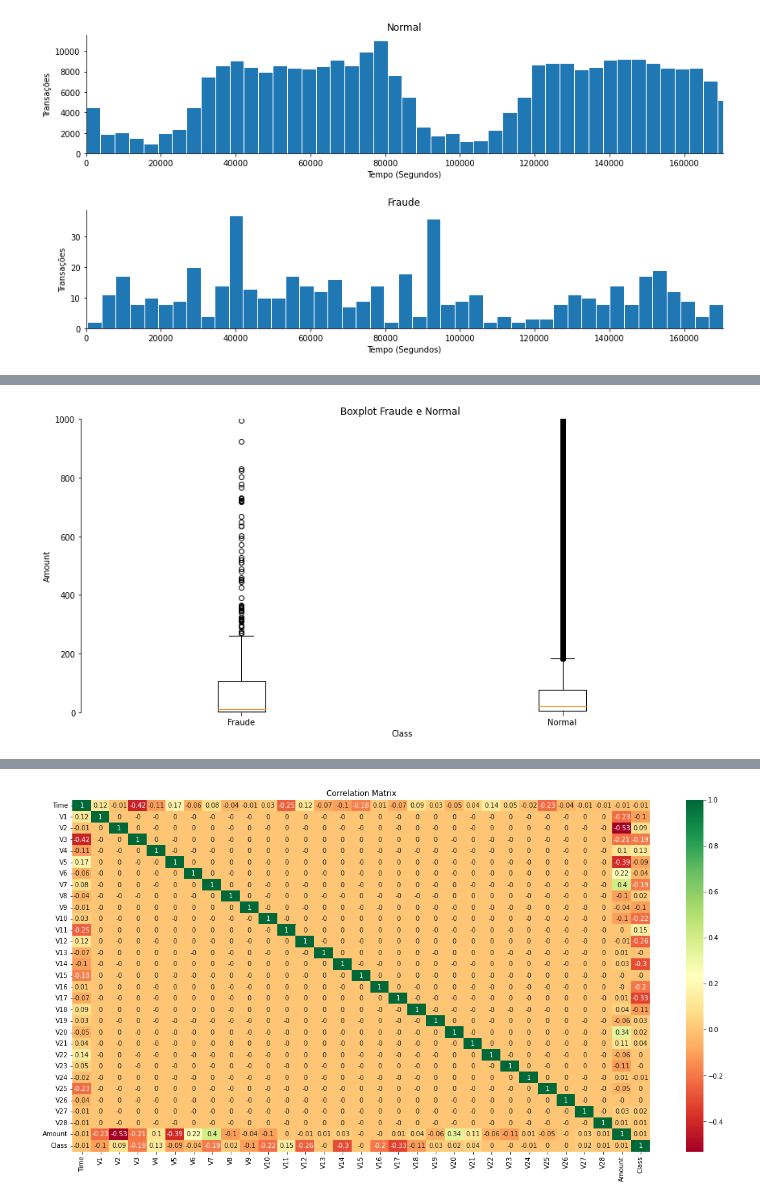
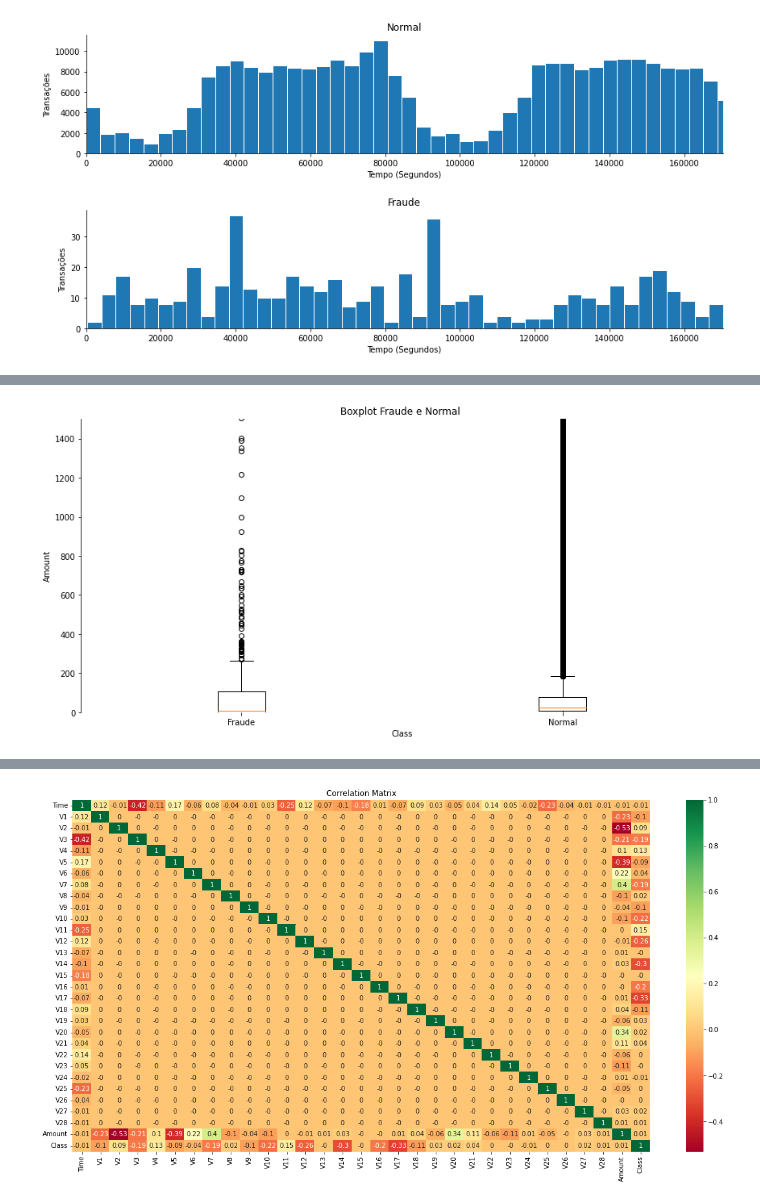
Before and after one commit to IsWallison/Deteccao_de_Fraude, a Jupyter notebook: Projeto_Detecção_de_Fraude_em_Cartões_de_Crédito.ipynb, the cells around one changed output, grey strips where cells are left out. Drawn from its saved outputs; the diff is of its cells as text; code cells hidden in the pictures.

```diff
--- a/Projeto_Detecção_de_Fraude_em_Cartões_de_Crédito.ipynb
+++ b/Projeto_Detecção_de_Fraude_em_Cartões_de_Crédito.ipynb
@@ -195,25 +220,25 @@ plt.tight_layout()
 # %%
 fig, ax = plt.subplots(figsize=(12,6))
 
 # Plot the first box plot using the first dataset
 ax.boxplot(df['Amount'][df['Class'] == 1], positions=[1])
 
 # Plot the second box plot using the second dataset
 ax.boxplot(df['Amount'][df['Class'] == 0], positions=[2])
 
 ax.set_title("Boxplot Fraude e Normal ")
 ax.set_xlabel("Class")
 ax.set_ylabel("Amount")
 ax.spines['top'].set_visible(False)
 ax.spines['right'].set_visible(False)
 ax.spines['bottom'].set_visible(False)
 ax.set_xticks([])   # remove y-tick labels for the first subplot
-ax.set_ylim(0, 1000)
+ax.set_ylim(0, 1500)
 plt.xticks([2, 1], ['Normal', 'Fraude'])
 
 
 plt.subplots_adjust(wspace=100, hspace=-50)
 
 plt.tight_layout()
 # %% [output]
-[figure, old version]
+[figure, new version]
```
Also changed, not shown: parts of 44 cells of this notebook.
